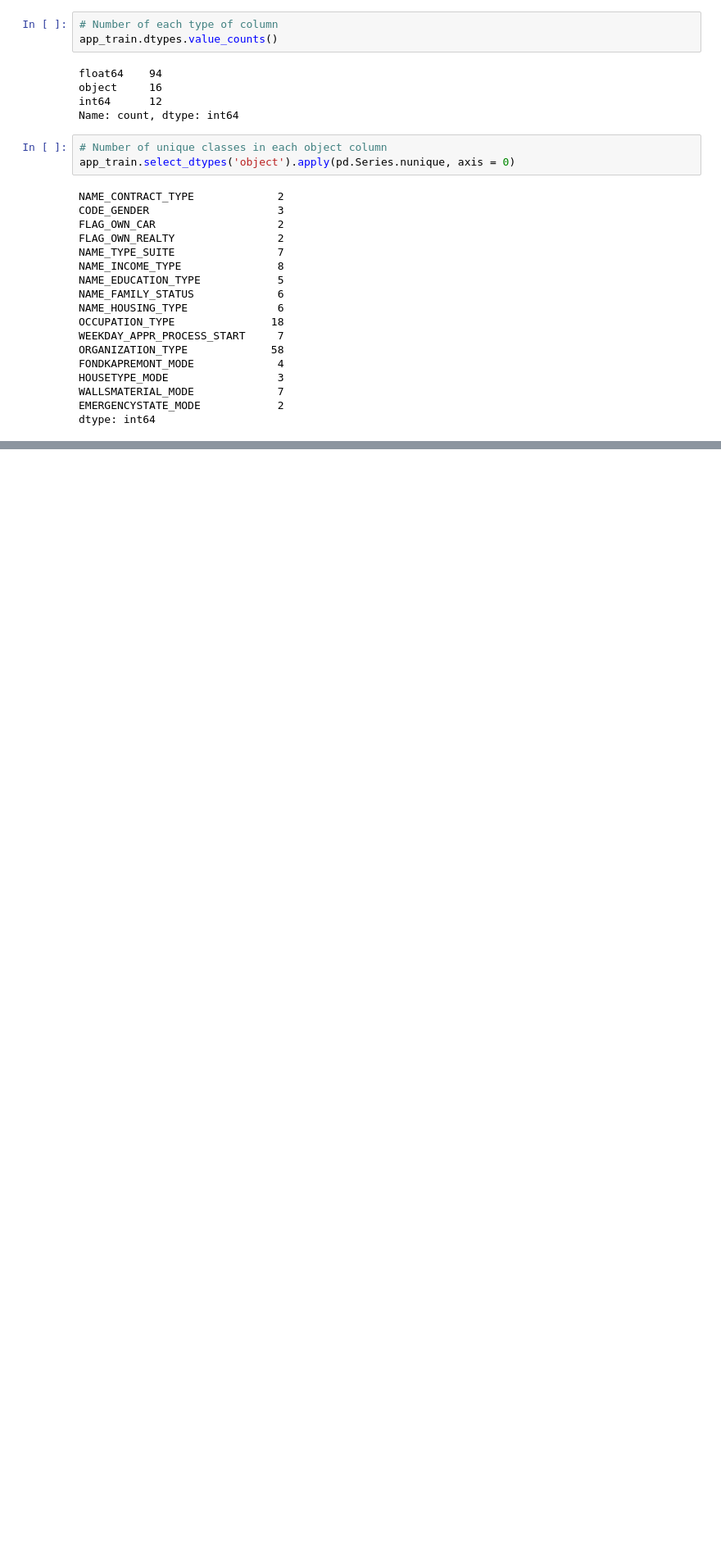
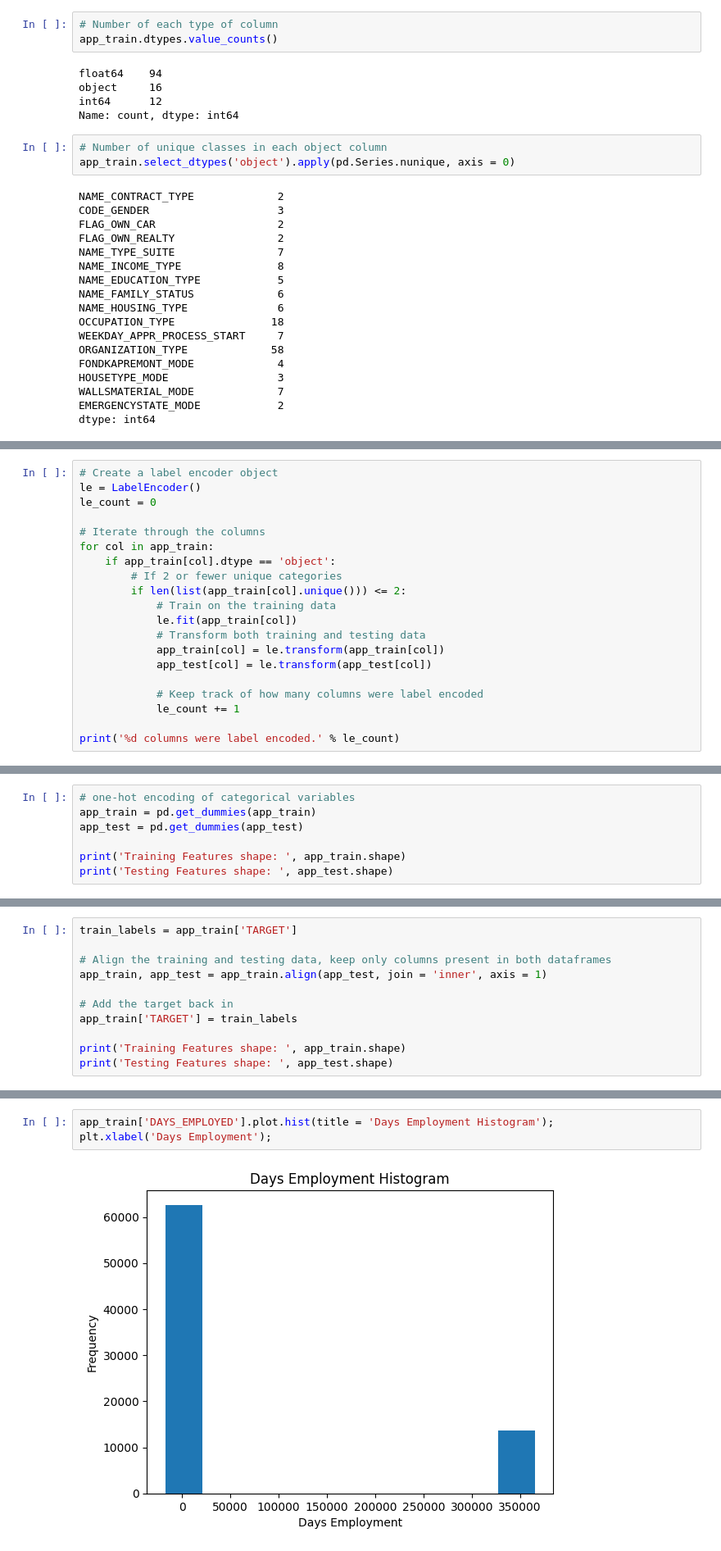
Before and after one commit to DominiqueCombray/Projet7, a Jupyter notebook: EDA.ipynb, the cells around one changed output, grey strips where cells are left out. Shown: that part at 82% size. Saved outputs shown, nothing was run; the diff lists cells and outputs as text; blank space fills up the shorter version.

```diff
--- a/EDA.ipynb
+++ b/EDA.ipynb
@@ -163,0 +169,20 @@ dtype: int64
+# %%
+# Create a label encoder object
+le = LabelEncoder()
+le_count = 0
+
+# Iterate through the columns
+for col in app_train:
+    if app_train[col].dtype == 'object':
+        # If 2 or fewer unique categories
+        if len(list(app_train[col].unique())) <= 2:
+            # Train on the training data
+            le.fit(app_train[col])
+            # Transform both training and testing data
+            app_train[col] = le.transform(app_train[col])
+            app_test[col] = le.transform(app_test[col])
+
+            # Keep track of how many columns were label encoded
+            le_count += 1
+
+print('%d columns were label encoded.' % le_count)
@@ -163,0 +191,7 @@ dtype: int64
+# %%
+# one-hot encoding of categorical variables
+app_train = pd.get_dummies(app_train)
+app_test = pd.get_dummies(app_test)
+
+print('Training Features shape: ', app_train.shape)
+print('Testing Features shape: ', app_test.shape)
@@ -163,0 +204,11 @@ dtype: int64
+# %%
+train_labels = app_train['TARGET']
+
+# Align the training and testing data, keep only columns present in both dataframes
+app_train, app_test = app_train.align(app_test, join = 'inner', axis = 1)
+
+# Add the target back in
+app_train['TARGET'] = train_labels
+
+print('Training Features shape: ', app_train.shape)
+print('Testing Features shape: ', app_test.shape)
@@ -163,0 +250,5 @@ dtype: int64
+# %%
+app_train['DAYS_EMPLOYED'].plot.hist(title = 'Days Employment Histogram');
+plt.xlabel('Days Employment');
+# %% [output]
+[figure, added]
```
Also changed, not shown: parts of 15 cells of this notebook.
